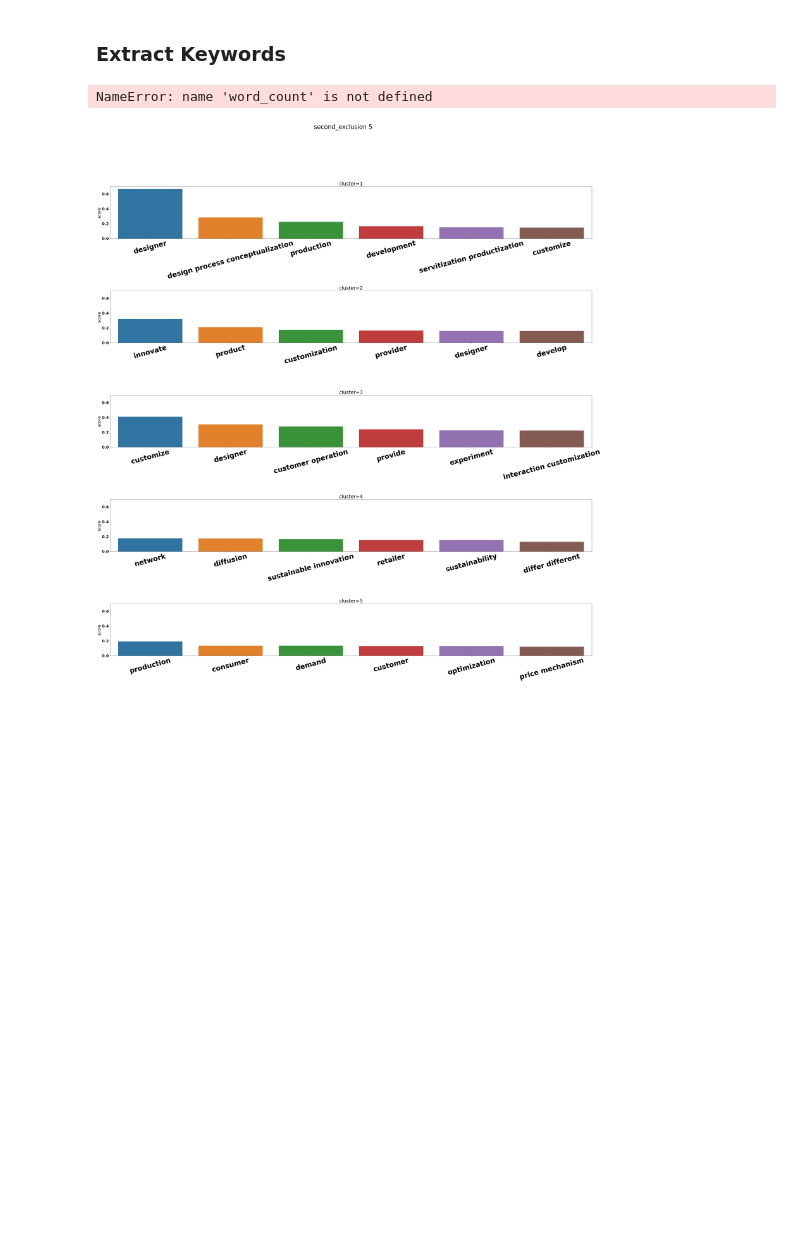
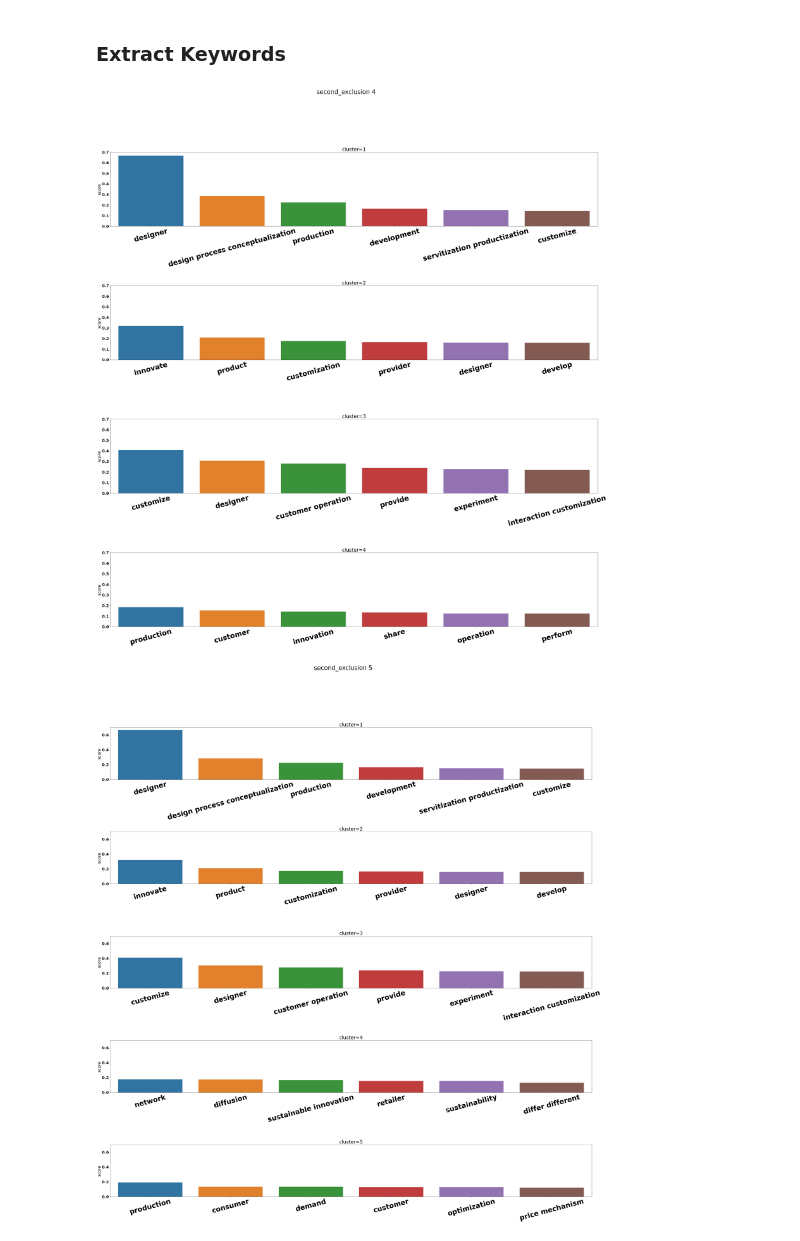
Before and after one commit to Thopiax/AbstractsAnalysis, a Jupyter notebook: second/second_abstract_list.ipynb, the cells around one changed output. Drawn from its saved outputs; the diff is of its cells as text; code cells hidden in the pictures; blank space fills up the shorter version.

```diff
--- a/second/second_abstract_list.ipynb
+++ b/second/second_abstract_list.ipynb
@@ -205,7 +187,7 @@ def cluster_keyword_scores(clusters, word_count=6, score_threshold=0.14, common_
                                             .apply(lambda s: re.sub(u"–", " ", s))\
                                             .groupby(clusters)\
                                             .apply(" ".join)\
-                                            .apply(lambda x: keywords(x, scores=True))
+                                            .apply(lambda x: keywords(x, scores=True, split=True))
 
 
     for group, kw_list in scored_keywords.iteritems():
@@ -223,7 +205,7 @@ def cluster_keyword_scores(clusters, word_count=6, score_threshold=0.14, common_
 
     return pd.DataFrame(result, columns=["cluster", "keyword", "score"])
 # %%
-def plot_cluster_keywords(X, n_clusters, name, **kwds):
+def plot_cluster_keywords(X, n_clusters, name, suffix="", **kwds):
     X_scores = cluster_keyword_scores(cluster(X, n_clusters), **kwds)
 
     fig, axes = plt.subplots(nrows=n_clusters, sharey=True)
@@ -247,11 +229,11 @@ def plot_cluster_keywords(X, n_clusters, name, **kwds):
 
     plt.subplots_adjust(hspace=n_clusters*0.2)
 
-    fig.savefig(f'plots/{name}/keywords_{n_clusters}.pdf', format='pdf')
+    fig.savefig(f'plots/{name}/keywords_{n_clusters}{suffix}.pdf', format='pdf')
 # %%
-plot_cluster_keywords(abstract_df, 4, "second_exclusion")
+plot_cluster_keywords(abstract_df, 4, "second_exclusion", "split")
 # %% [output]
-NameError: name 'word_count' is not defined
+[figure, added]
 # %%
 plot_cluster_keywords(abstract_df, 5, "second_exclusion")
 # %% [output]
```
Also changed, not shown: parts of 1 cell of this notebook.
